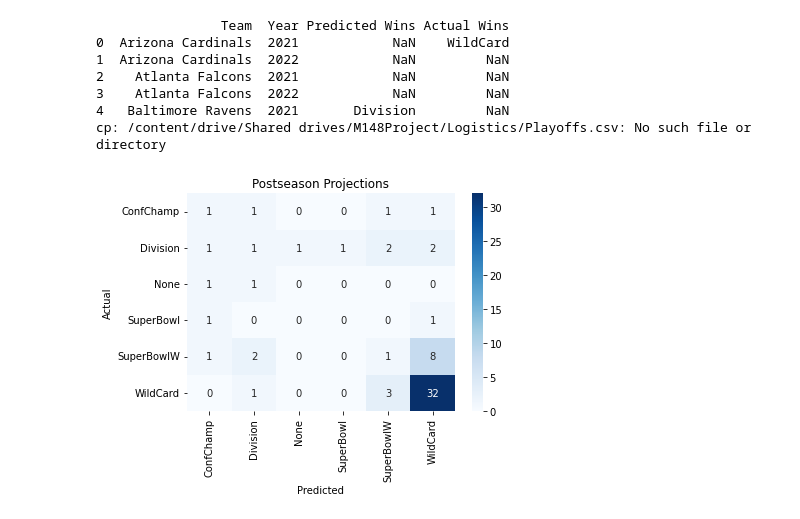
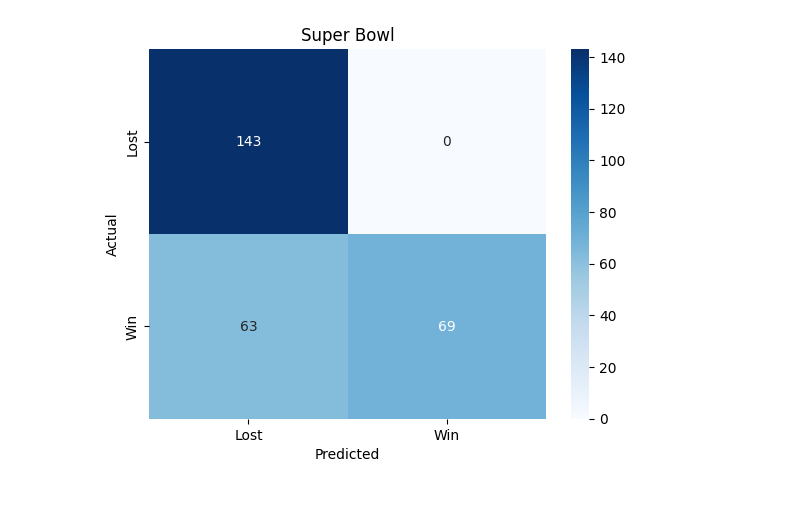
Before and after one commit to jsung14/NFL-Win-Prediction-Project, a Jupyter notebook: Logistics/Logistic_regression.ipynb, the cells around one changed output. Cells and saved outputs as stored; diff of their text form; code cells hidden in the pictures.

Commit message:
Updated each file

```diff
--- a/Logistics/Logistic_regression.ipynb
+++ b/Logistics/Logistic_regression.ipynb
@@ -67,2 +179,34 @@ X_test = pd.read_csv('/Users/jarrettsung/Documents/GitHub/NFL-Win-Prediction-Pro
 y_test = X_test['Playoff']
+# %%
+# Bootstrap Training Data
+num_samples = 64
+
+bootstrapped_samples = pd.DataFrame()
+for _ in range(num_samples):
+    bootstrap_sample = X_train.sample(n=len(X_train), replace=True)
+    bootstrapped_samples = pd.concat([bootstrapped_samples, bootstrap_sample])
+
+X_train = bootstrapped_samples
+X_train = X_train[X_train['Playoff'] != 'None']
+X_train = X_train[X_train['Playoff'] != 'WildCard']
+X_train = X_train[X_train['Playoff'] != 'Division']
+X_train = X_train[X_train['Playoff'] != 'ConfChamp']
+SuperBowl_train = X_train['Playoff'].apply(lambda x: 'Won' if x != 'SuperBowl' else 'Lost')
+y_train = SuperBowl_train
+# %%
+# Bootstrap Test Data
+num_samples = 64
+
+bootstrapped_samples = pd.DataFrame()
+for _ in range(num_samples):
+    bootstrap_sample = X_test.sample(n=len(X_test), replace=True)
+    bootstrapped_samples = pd.concat([bootstrapped_samples, bootstrap_sample])
+
+X_test = bootstrapped_samples
+X_test = X_test[X_test['Playoff'] != 'None']
+X_test = X_test[X_test['Playoff'] != 'WildCard']
+X_test = X_test[X_test['Playoff'] != 'Division']
+X_test = X_test[X_test['Playoff'] != 'ConfChamp']
+SuperBowl_test = X_test['Playoff'].apply(lambda x: 'Won' if x != 'SuperBowl' else 'Lost')
+y_test = SuperBowl_test
 # %%
@@ -141,9 +277,8 @@ nan: 5
 # %%
-# Step 7: Evalueate Model
+# Evaluate Model
 accuracy = accuracy_score(y_test, y_pred)
-#conf_matrix = confusion_matrix(y_test_original, y_pred_original)
+conf_matrix = confusion_matrix(y_test_original, y_pred_original)
 
-# Step 8: Print Results
 print(f'Test Set Accuracy: {accuracy}')
-print(f'Confusion Matrix (with string labels):\n{conf_matrix}')
+print(f'Confusion Matrix (with labels):\n{conf_matrix}')
 # %% [output]
@@ -151,41 +294,39 @@ Test Set Accuracy: 0.546875
 # %%
-# Mapping Teams to Table
+# Print true class and predicted class for each sample into a CSV
 
 x_teams = np.repeat(teams, 2)
 years = np.resize([2021, 2022], 64)
 
+
+
 dict = {'Team' : x_teams,
         'Year' : years,
-        'Predicted Wins' : y_pred_original,
-        'Actual Wins': y_test_original}
-df_projections = pd.DataFrame(dict)
+        'Projected' : probability_estimates
+        'Actual' : y_test_original}
+
+'''
+dict = {'Projected': y_pred_original,
+        'Actual': y_test_original}
+'''
 
 df_projections = pd.DataFrame(dict)
 
 print(df_projections.head())
 
-df_projections.to_csv('Playoffs.csv')
-!cp Playoffs.csv "/content/drive/Shared drives/M148Project/Logistics/Playoffs.csv"
+df_projections.to_csv('SuperBowlW.csv')
+!cp SuperBowlW.csv "/content/drive/Shared drives/M148Project/Logistics/SuperBowlW.csv"
-# %% [output]
-                Team  Year Predicted Wins Actual Wins
-0  Arizona Cardinals  2021            NaN    WildCard
-1  Arizona Cardinals  2022            NaN         NaN
-2    Atlanta Falcons  2021            NaN         NaN
-3    Atlanta Falcons  2022            NaN         NaN
-4   Baltimore Ravens  2021       Division         NaN
-cp: /content/drive/Shared drives/M148Project/Logistics/Playoffs.csv: No such file or directory
 # %%
-# Heat Map
+# Generate a Heat Map
 
-qualified_labels = ['ConfChamp', 'Division', 'None', 'SuperBowl', 'SuperBowlW', 'WildCard']
+qualified_labels = ['Lost', 'Win']
 
 sns.heatmap(conf_matrix, annot=True, fmt='d', cmap='Blues', xticklabels=qualified_labels, yticklabels=qualified_labels)
 plt.xlabel('Predicted')
 plt.ylabel('Actual')
-plt.title('Postseason Projections')
+plt.title('Super Bowl')
 plt.show()
 # %% [output]
-[figure, old version]
+[figure, new version]
 # %%
 ## github dataset
 standings = pd.read_csv("http://www.habitatring.com/standings.csv")
```
Also changed, not shown: parts of 23 cells of this notebook, 6 other files.
